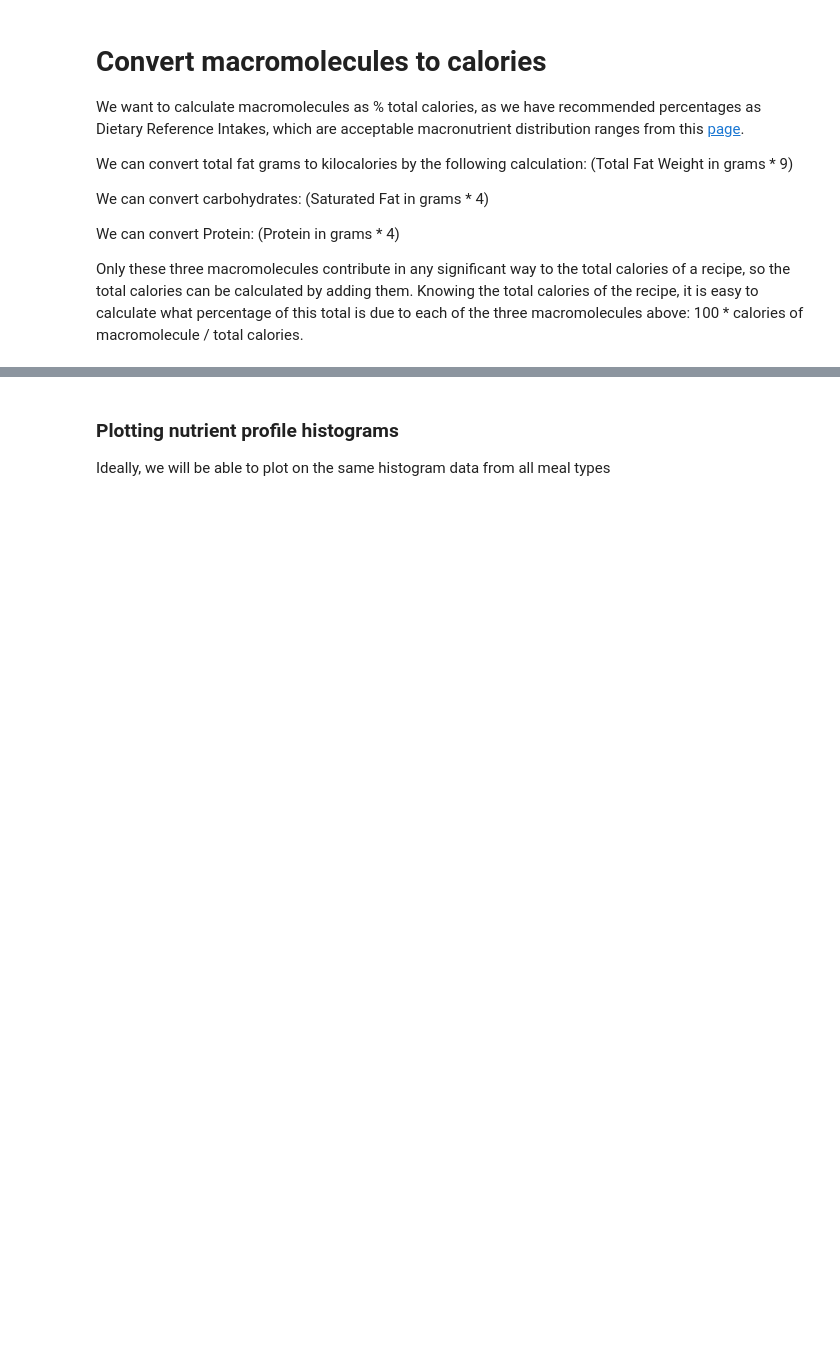
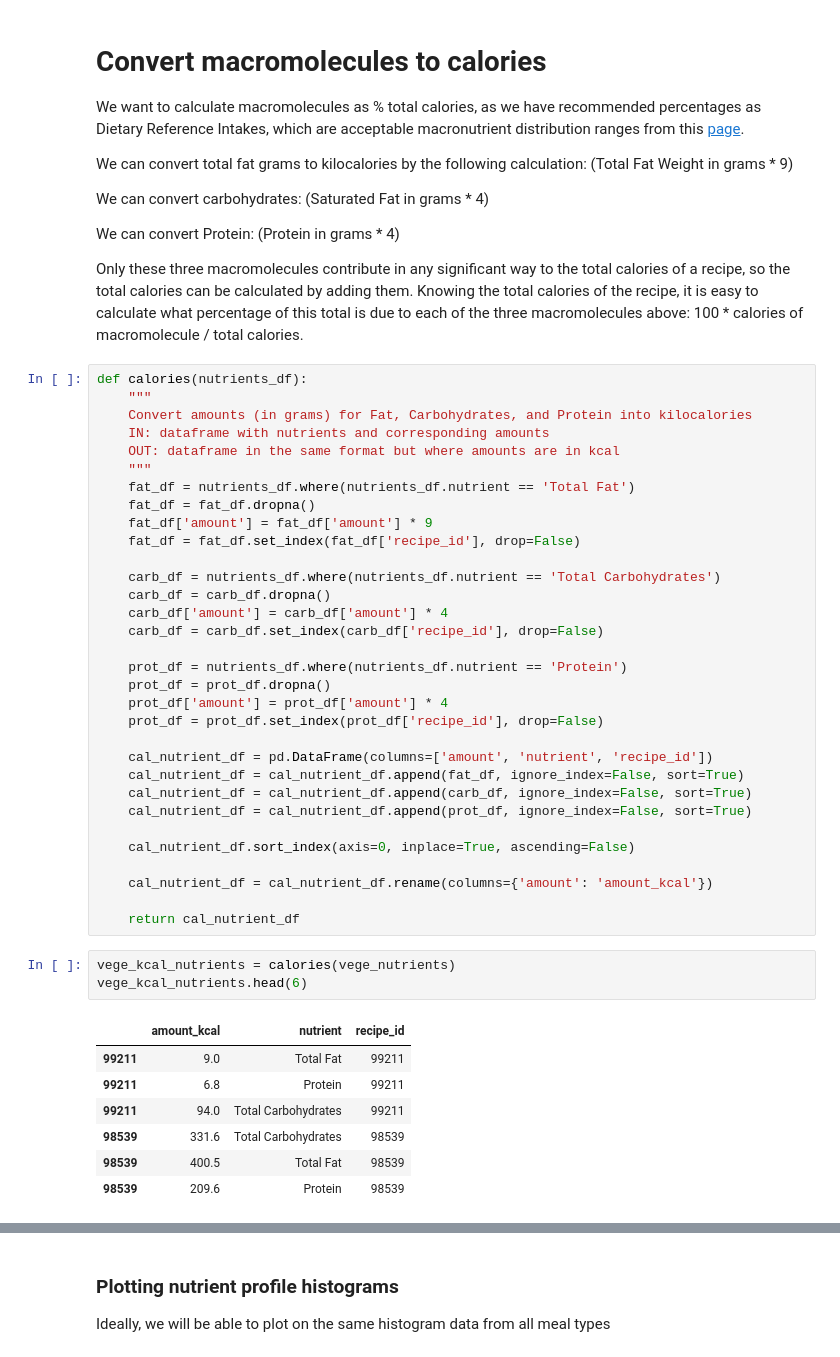
Before and after one commit to strefele/ADA2018-Project, a Jupyter notebook: Data_Analysis.ipynb, the cells around one changed output, grey strips where cells are left out. Saved outputs shown, nothing was run; the diff lists cells and outputs as text; blank space fills up the shorter version.

Commit message:
convert g to kcal for macromolecules

```diff
--- a/Data_Analysis.ipynb
+++ b/Data_Analysis.ipynb
@@ -379,3 +379,46 @@ We can convert carbohydrates: (Saturated Fat in grams * 4)
 We can convert Protein: (Protein in grams * 4)
 
 Only these three macromolecules contribute in any significant way to the total calories of a recipe, so the total calories can be calculated by adding them. Knowing the total calories of the recipe, it is easy to calculate what percentage of this total is due to each of the three macromolecules above: 100 * calories of macromolecule / total calories.
+# %%
+def calories(nutrients_df):
+    """
+    Convert amounts (in grams) for Fat, Carbohydrates, and Protein into kilocalories
+    IN: dataframe with nutrients and corresponding amounts
+    OUT: dataframe in the same format but where amounts are in kcal
+    """
+    fat_df = nutrients_df.where(nutrients_df.nutrient == 'Total Fat')
+    fat_df = fat_df.dropna()
+    fat_df['amount'] = fat_df['amount'] * 9
+    fat_df = fat_df.set_index(fat_df['recipe_id'], drop=False)
+
+    carb_df = nutrients_df.where(nutrients_df.nutrient == 'Total Carbohydrates')
+    carb_df = carb_df.dropna()
+    carb_df['amount'] = carb_df['amount'] * 4
+    carb_df = carb_df.set_index(carb_df['recipe_id'], drop=False)
+
+    prot_df = nutrients_df.where(nutrients_df.nutrient == 'Protein')
+    prot_df = prot_df.dropna()
+    prot_df['amount'] = prot_df['amount'] * 4
+    prot_df = prot_df.set_index(prot_df['recipe_id'], drop=False)
+
+    cal_nutrient_df = pd.DataFrame(columns=['amount', 'nutrient', 'recipe_id'])
+    cal_nutrient_df = cal_nutrient_df.append(fat_df, ignore_index=False, sort=True)
+    cal_nutrient_df = cal_nutrient_df.append(carb_df, ignore_index=False, sort=True)
+    cal_nutrient_df = cal_nutrient_df.append(prot_df, ignore_index=False, sort=True)
+
+    cal_nutrient_df.sort_index(axis=0, inplace=True, ascending=False)
+
+    cal_nutrient_df = cal_nutrient_df.rename(columns={'amount': 'amount_kcal'})
+
+    return cal_nutrient_df
+# %%
+vege_kcal_nutrients = calories(vege_nutrients)
+vege_kcal_nutrients.head(6)
+# %% [output]
+|  | amount_kcal | nutrient | recipe_id |
+| 99211 | 9.0 | Total Fat | 99211 |
+| 99211 | 6.8 | Protein | 99211 |
+| 99211 | 94.0 | Total Carbohydrates | 99211 |
+| 98539 | 331.6 | Total Carbohydrates | 98539 |
+| 98539 | 400.5 | Total Fat | 98539 |
+| 98539 | 209.6 | Protein | 98539 |
```
Also changed, not shown: parts of 1 cell of this notebook.
